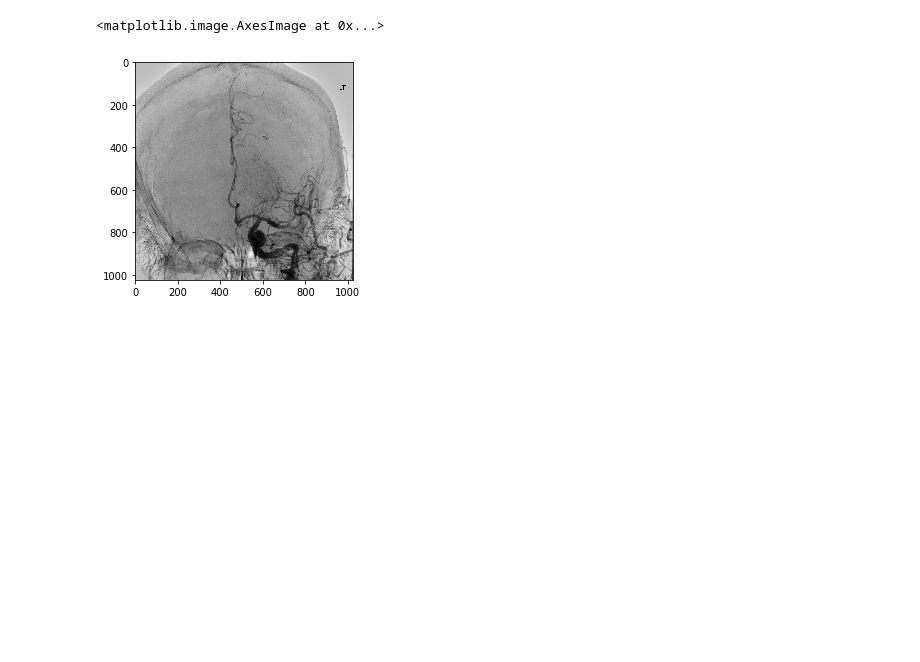
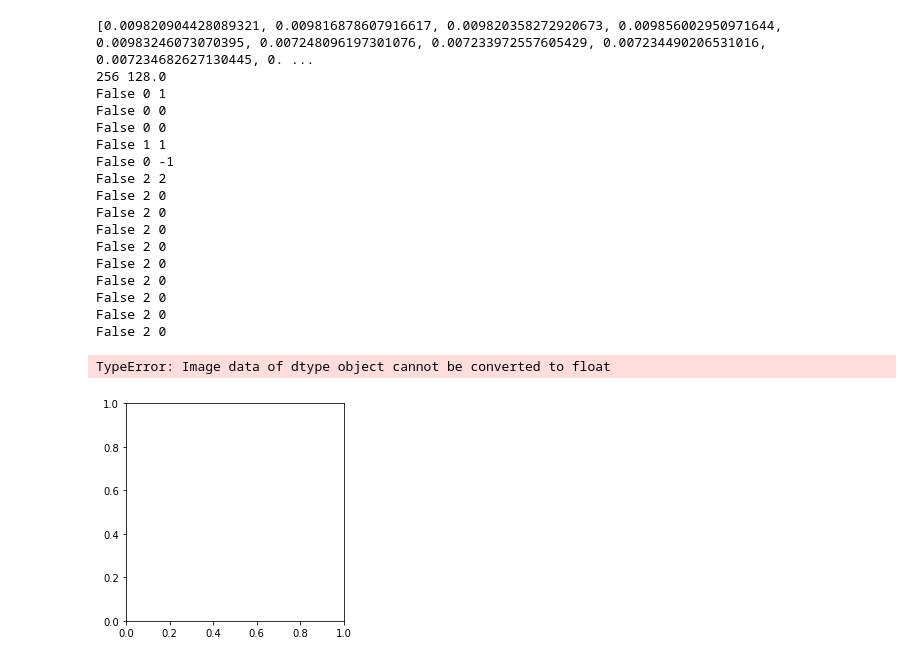
Before and after one commit to VincentD97/CS168-Automatic-TICI, a Jupyter notebook: select_feature_image.ipynb, the cells around one changed output. Drawn from its saved outputs; the diff is of its cells as text; code cells hidden in the pictures; blank space fills up the shorter version.

```diff
--- a/select_feature_image.ipynb
+++ b/select_feature_image.ipynb
@@ -9,7 +9,7 @@ import skimage.filters as filters
 # %%
 # Get the filename for an example .mat file from the data directory.
 data_dir = pjoin(getcwd(), 'data')
-mat_fname = pjoin(data_dir, 'fractals_1.mat')
+mat_fname = pjoin(data_dir, 'fractals_101.mat')
 
 print('mat_fname = ', mat_fname, '\n')
 
@@ -35,15 +35,17 @@ def gray2binary(image_set):
     # When an image's frequency is too low, filters.threshold_li may
     # cause a divide-by-zero RuntimeWarning, and the corresponding
     # threshold will be 0. So we need to remove zeros in thresholds.
-#     thresholds = list(filter(lambda th: th > 0, thresholds))
-    # print(thresholds)
+    new_image_set = []
+    for i in range(len(image_set)):
+        if thresholds[i] > 0:
+            new_image_set.append(image_set[i])
 
-    min_threshold = min(thresholds)
-    # print('min_threshold = ', min_threshold)
+    thresholds = list(filter(lambda th: th > 0, thresholds))
+    print(thresholds)
+
     result = []
-    for i in range(len(image_set)):
-        result.append(image_set[i] > thresholds[i])
-    return result
-#     return np.array(list(map(lambda img : img > min_threshold, image_set)))
+    for i in range(len(thresholds)):
+        result.append(new_image_set[i] > thresholds[i])
+    return new_image_set, result
 
-binary_image_set = gray2binary(image_set)
+new_image_set, binary_image_set = gray2binary(image_set)
@@ -61,7 +65,7 @@ def summarize_middle_artery(image_set):
         summary = np.array(list(map(all, middle_section)))
         # print(np.count_nonzero(summary))
 
-        # summary = np.tile(summary[:, np.newaxis], 200)
+        summary = np.tile(summary[:, np.newaxis], 200)
         result.append(summary)
     return np.array(result)
 
@@ -101,22 +105,44 @@ show_images([image_set, binary_image_set, middle_artery_summary_image_set])
 # %%
 def choose_image(image_set):
-    binary_image_set = gray2binary(image_set)
+    new_image_set, binary_image_set = gray2binary(image_set)
     middle_artery_summary_image_set = summarize_middle_artery(binary_image_set)
     image_count, image_height = np.shape(middle_artery_summary_image_set)
 
     flagOn = False
     previous_nonzeroCount = -1
+    print(image_height, image_height/2)
+
     for i in range(image_count):
         nonzeroCount = np.count_nonzero(middle_artery_summary_image_set[i])
-        if flagOn and nonzeroCount < image_height/2:
-            return image_set[i]
-        elif previous_nonzeroCount >= 0 and nonzeroCount - previous_nonzeroCount > image_height/2:
+
+        print (flagOn, nonzeroCount, nonzeroCount - previous_nonzeroCount)
+
+        if flagOn and nonzeroCount > 0 and nonzeroCount < image_height/2:
+            return new_image_set[i]
+        elif previous_nonzeroCount >= 0 and nonzeroCount > image_height/2:
             flagOn = True
         previous_nonzeroCount = nonzeroCount
     return None
 
 result = choose_image(image_set)
 plt.imshow(result, cmap='gray')
 # %% [output]
-<matplotlib.image.AxesImage at 0x...>
+[0.009820904428089321, 0.009816878607916617, 0.009820358272920673, 0.009856002950971644, 0.00983246073070395, 0.007248096197301076, 0.007233972557605429, 0.007234490206531016, 0.007234682627130445, 0. ...
+256 128.0
+False 0 1
+False 0 0
+False 0 0
+False 1 1
+False 0 -1
+False 2 2
+False 2 0
+False 2 0
+False 2 0
+False 2 0
+False 2 0
+False 2 0
+False 2 0
+False 2 0
+False 2 0
+TypeError: Image data of dtype object cannot be converted to float
-[figure, old version]
+[figure, new version]
```
Also changed, not shown: parts of 5 cells of this notebook, 1 other file.
